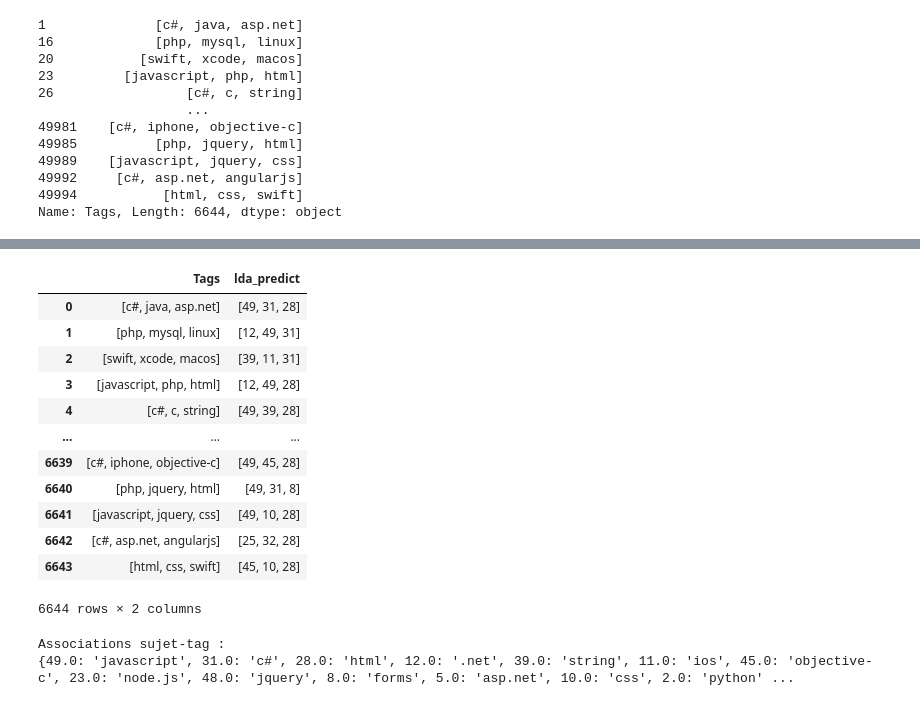
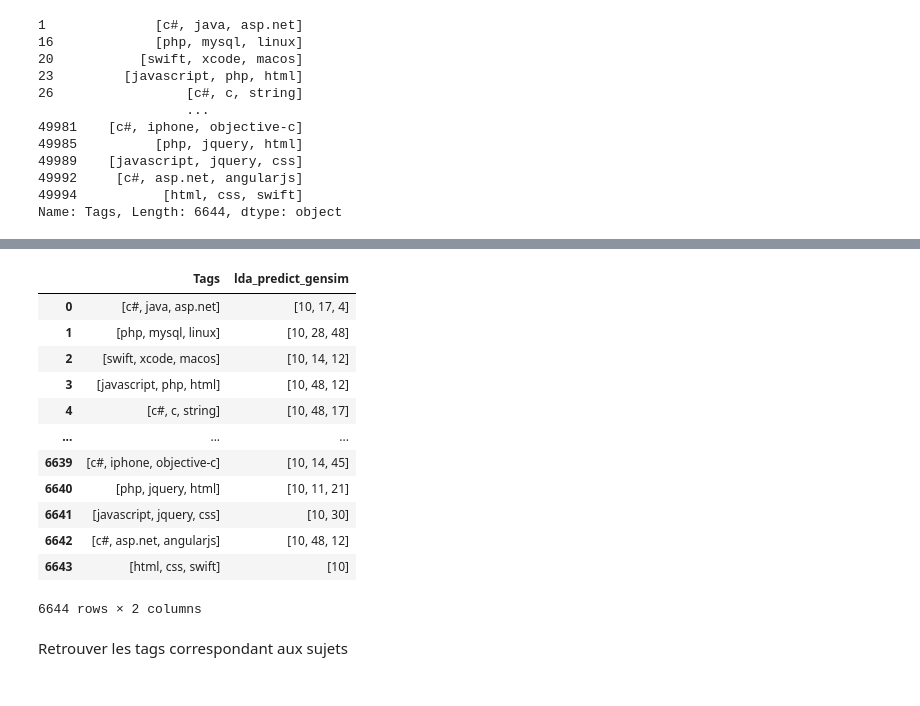
Before and after one commit to Orphila/PJT5_Open_classrooms_MLE, a Jupyter notebook: PJT5_3_approche_non_supervisee.ipynb, the cells around one changed output, grey strips where cells are left out. Saved outputs shown, nothing was run; the diff lists cells and outputs as text; code cells hidden in the pictures.

Commit message:
lda_gensim - coherence - LDAvis -evidently - tests

```diff
--- a/PJT5_3_approche_non_supervisee.ipynb
+++ b/PJT5_3_approche_non_supervisee.ipynb
@@ -177,26 +144,0 @@ Created version '17' of model 'unsupervised'.
-# %%
-"""
-import gensim
-import numpy as np
-
-# Pré-traitement du texte
-processed_text = gensim.utils.simple_preprocess(df['Cleaned_Body'])
-
-# Conversion de la série en chaîne
-processed_text_str = processed_text.to_string()
-
-# Création du modèle LDA avec 50 sujets
-num_topics = 50
-lda_model_gensim = gensim.models.ldamodel.LdaModel(
-    processed_text_str, num_topics=num_topics, random_state=42
-)
-
-# Obtenir les trois sujets les plus probables pour chaque ligne
-top_n = 3
-top_topics = lda_model_gensim.get_topics(processed_text_str, topn=top_n)
-
-# Créer une colonne 'lda_predict' avec la liste des sujets les plus probables
-df['lda_predict'] = [
-    [topic[0] for topic in topics] for topics in top_topics
-]
-"""
@@ -217,19 +214,21 @@ pyLDAvis.display(pyLDAvis_data)
 # %%
-df[['Tags','lda_predict']]
+df[['Tags','lda_predict_gensim']]
 # %% [output]
-|  | Tags | lda_predict |
-| 0 | [c#, java, asp.net] | [49, 31, 28] |
-| 1 | [php, mysql, linux] | [12, 49, 31] |
-| 2 | [swift, xcode, macos] | [39, 11, 31] |
-| 3 | [javascript, php, html] | [12, 49, 28] |
-| 4 | [c#, c, string] | [49, 39, 28] |
+|  | Tags | lda_predict_gensim |
+| 0 | [c#, java, asp.net] | [10, 17, 4] |
+| 1 | [php, mysql, linux] | [10, 28, 48] |
+| 2 | [swift, xcode, macos] | [10, 14, 12] |
+| 3 | [javascript, php, html] | [10, 48, 12] |
+| 4 | [c#, c, string] | [10, 48, 17] |
 | ... | ... | ... |
-| 6639 | [c#, iphone, objective-c] | [49, 45, 28] |
-| 6640 | [php, jquery, html] | [49, 31, 8] |
-| 6641 | [javascript, jquery, css] | [49, 10, 28] |
-| 6642 | [c#, asp.net, angularjs] | [25, 32, 28] |
-| 6643 | [html, css, swift] | [45, 10, 28] |
+| 6639 | [c#, iphone, objective-c] | [10, 14, 45] |
+| 6640 | [php, jquery, html] | [10, 11, 21] |
+| 6641 | [javascript, jquery, css] | [10, 30] |
+| 6642 | [c#, asp.net, angularjs] | [10, 48, 12] |
+| 6643 | [html, css, swift] | [10] |
 6644 rows × 2 columns
+# %% [markdown]
+Retrouver les tags correspondant aux sujets
 # %%
 from collections import defaultdict
 
@@ -277,15 +276,11 @@ for _, row in results.iterrows():
         # Associer le sujet au tag le plus fréquent
         topic_to_tag[topic] = most_common_tag
         tag_to_topic[most_common_tag] = topic
-# Afficher les associations sujet-tag
-print("Associations sujet-tag :")
-print(topic_to_tag)
+
 
 # Remplacer les numéros dans df['lda_predict'] par les tags
-df['lda_predict'] = df['lda_predict'].apply(lambda topics: [topic_to_tag.get(t, 'Unknown') for t in topics])
+df['lda_predict_sklearn'] = df['lda_predict_sklearn'].apply(lambda topics: [topic_to_tag.get(t, 'Unknown') for t in topics])
+df['lda_predict_gensim'] = df['lda_predict_gensim'].apply(lambda topics: [topic_to_tag.get(t, 'Unknown') for t in topics])
-# %% [output]
-Associations sujet-tag :
-{49.0: 'javascript', 31.0: 'c#', 28.0: 'html', 12.0: '.net', 39.0: 'string', 11.0: 'ios', 45.0: 'objective-c', 23.0: 'node.js', 48.0: 'jquery', 8.0: 'forms', 5.0: 'asp.net', 10.0: 'css', 2.0: 'python' ...
 # %%
 import json
 json_data = json.dumps(topic_to_tag)
```
Also changed, not shown: parts of 16 cells of this notebook, 6 other files.
